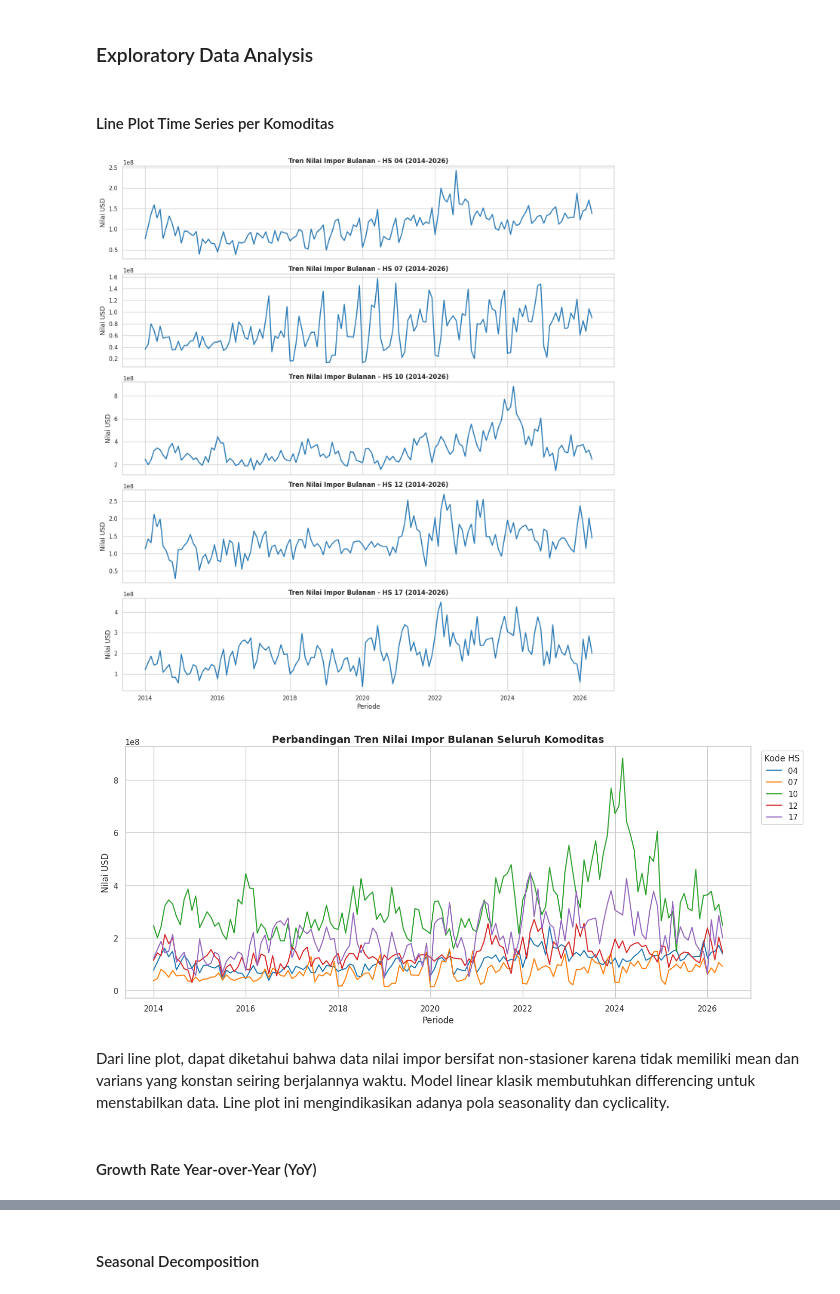
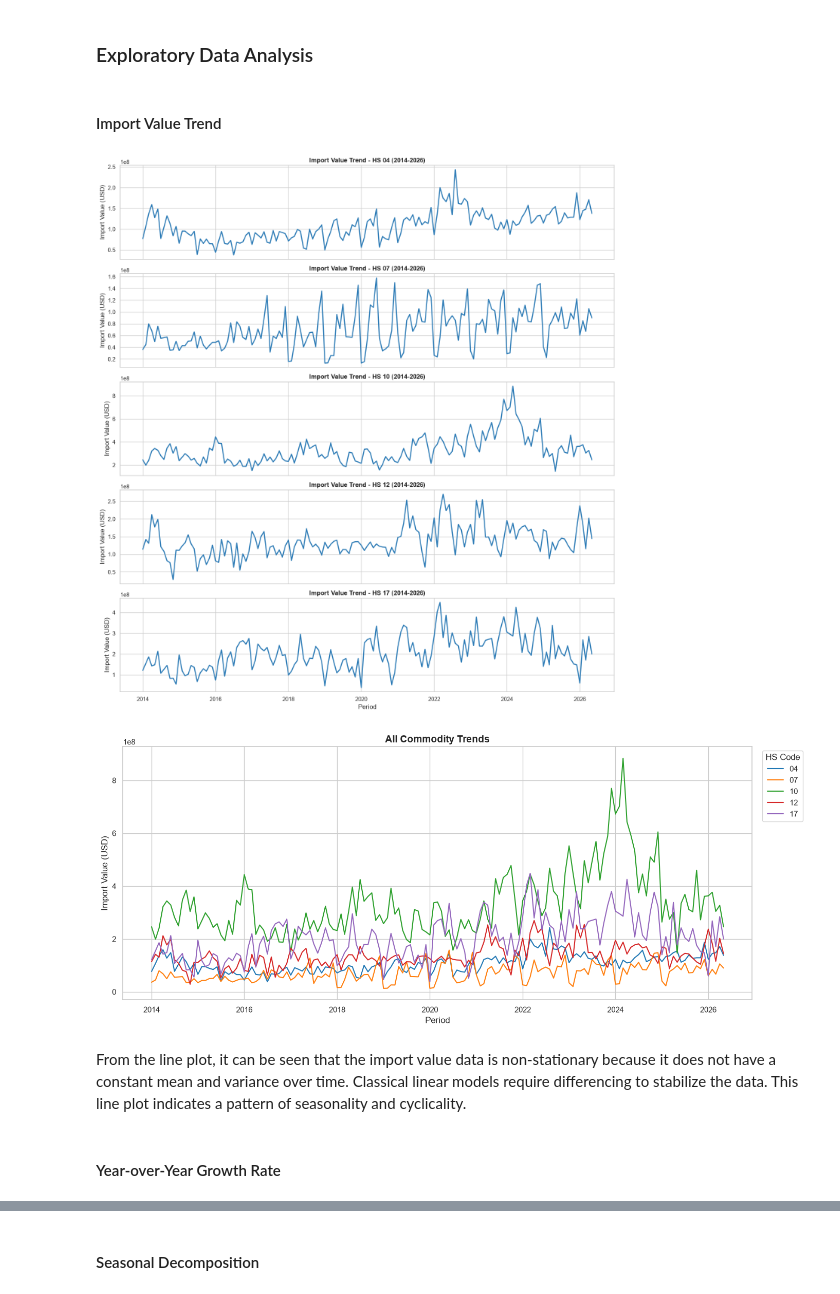
Before and after one commit to evelinn11/food-commodity-import-forecasting, a Jupyter notebook: notebooks/ImportValueAnalysis.ipynb, the cells around one changed output, grey strips where cells are left out. Saved outputs shown, nothing was run; the diff lists cells and outputs as text; code cells hidden in the pictures.

Commit message:
updating jupyter notebook and requirements

```diff
--- a/notebooks/ImportValueAnalysis.ipynb
+++ b/notebooks/ImportValueAnalysis.ipynb
@@ -115,6 +120,6 @@ df_2014_2016.head()
 | 3 | 2014-04 | 04 | 159130719.0 |
 | 4 | 2014-05 | 04 | 127602341.0 |
 # %%
-df_2017_2021 = parse_bps_file('/content/drive/MyDrive/TA/data/bps_2017_2021.xlsx')
+df_2017_2021 = parse_bps_file('https://raw.githubusercontent.com/evelinn11/food-commodity-import-forecasting/main/data/bps_2017_2021.xlsx')
 df_2017_2021.head()
 # %% [output]
@@ -125,6 +130,6 @@ df_2017_2021.head()
 | 3 | 2017-04 | 04 | 78726828.0 |
 | 4 | 2017-05 | 04 | 93870008.0 |
 # %%
-df_2022_2026 = parse_bps_file('/content/drive/MyDrive/TA/data/bps_2022_2026.xlsx')
+df_2022_2026 = parse_bps_file('https://raw.githubusercontent.com/evelinn11/food-commodity-import-forecasting/main/data/bps_2022_2026.xlsx')
 df_2022_2026.head()
 # %% [output]
@@ -250,13 +254,13 @@ df.duplicated(subset=['Periode','Kode_HS']).sum()
 # %% [output]
 np.int64(0)
 # %%
-# Cek apakah ada gap dalam periode
+# Check for missing periods for each HS code
 expected_periods = pd.date_range(start='2014-01-01', end='2026-05-01', freq='MS')
-for hs in df['Kode_HS'].unique():
-    actual_periods = set(df[df['Kode_HS'] == hs]['Periode'])
+for hs in df['HS_Code'].unique():
+    actual_periods = set(df[df['HS_Code'] == hs]['Period'])
     missing = set(expected_periods) - actual_periods
     if missing:
-        print(f"HS {hs} — bulan yang hilang: {sorted(missing)}")
+        print(f"HS {hs} — missing periods: {sorted(missing)}")
     else:
-        print(f"HS {hs} — lengkap, tidak ada gap")
+        print(f"HS {hs} — complete, no gaps")
 # %% [output]
@@ -268,13 +272,13 @@ HS 17 — lengkap, tidak ada gap
 # %%
-# Cek outlier memakai boxplot
-df['Tahun'] = df['Periode'].dt.year
-hs_list = df['Kode_HS'].unique()
+# Check outliers using boxplots
+df['Year'] = df['Period'].dt.year
+hs_list = df['HS_Code'].unique()
 fig, axes = plt.subplots(len(hs_list), 1, figsize=(14, 4*len(hs_list)))
 
 for ax, hs in zip(axes, hs_list):
-    data_hs = df[df['Kode_HS'] == hs]
-    sns.boxplot(data=data_hs, x='Tahun', y='Nilai_USD', ax=ax)
-    ax.set_title(f'Distribusi Nilai Impor per Tahun - HS {hs}')
+    data_hs = df[df['HS_Code'] == hs]
+    sns.boxplot(data=data_hs, x='Year', y='Import_Value', ax=ax)
+    ax.set_title(f'Import Value Yearly Distribution - HS {hs}')
     ax.tick_params(axis='x', rotation=45)
 
 plt.tight_layout()
@@ -284,54 +288,52 @@ plt.show()
 # %% [markdown]
 ### Exploratory Data Analysis
-# %% [markdown]
-#### Line Plot Time Series per Komoditas
+# %% [markdown]
+#### Import Value Trend
 # %%
-import matplotlib.pyplot as plt
-import seaborn as sns
-
-df = df.sort_values(by=['Kode_HS', 'Periode'])
+# Visualize the trend of import values over time for each HS code
+df = df.sort_values(by=['HS_Code', 'Period'])
 
 sns.set_theme(style="whitegrid")
-hs_list = sorted(df['Kode_HS'].unique())
+hs_list = sorted(df['HS_Code'].unique())
 
 # Individual Subplots
 # sharex=True aligns the x-axis timeline perfectly across all plots
 fig, axes = plt.subplots(len(hs_list), 1, figsize=(14, 3 * len(hs_list)), sharex=True)
 
 for ax, hs in zip(axes, hs_list):
-    data_hs = df[df['Kode_HS'] == hs]
+    data_hs = df[df['HS_Code'] == hs]
 
     # Plot the line chart for each specific HS code
-    sns.lineplot(data=data_hs, x='Periode', y='Nilai_USD', ax=ax, linewidth=2, color='#2c7bb6')
+    sns.lineplot(data=data_hs, x='Period', y='Import_Value', ax=ax, linewidth=2, color='#2c7bb6')
 
     # Formatting for professional appearance
-    ax.set_title(f'Tren Nilai Impor Bulanan - HS {hs} (2014-2026)', fontsize=12, fontweight='bold')
-    ax.set_ylabel('Nilai USD')
-    ax.set_xlabel('Periode')
+    ax.set_title(f'Import Value Trend - HS {hs} (2014-2026)', fontsize=12, fontweight='bold')
+    ax.set_ylabel('Import Value (USD)')
+    ax.set_xlabel('Period')
 
 plt.tight_layout()
 plt.show()
 # %% [output]
-[figure, old version]
+[figure, new version]
 # %%
 # Combined Overlay Plot
 plt.figure(figsize=(14, 6))
 
 # The 'hue' parameter automatically colors the lines by HS code
-sns.lineplot(data=df, x='Periode', y='Nilai_USD', hue='Kode_HS', linewidth=1.5, palette='tab10')
+sns.lineplot(data=df, x='Period', y='Import_Value', hue='HS_Code', linewidth=1.5, palette='tab10')
 
-plt.title('Perbandingan Tren Nilai Impor Bulanan Seluruh Komoditas', fontsize=14, fontweight='bold')
-plt.ylabel('Nilai USD')
-plt.xlabel('Periode')
+plt.title('All Commodity Trends', fontsize=14, fontweight='bold')
+plt.ylabel('Import Value (USD)')
+plt.xlabel('Period')
 
 # Place the legend outside the plot so it doesn't cover the data
-plt.legend(title='Kode HS', bbox_to_anchor=(1.01, 1), loc='upper left')
+plt.legend(title='HS Code', bbox_to_anchor=(1.01, 1), loc='upper left')
 plt.tight_layout()
 plt.show()
 # %% [output]
-[figure, old version]
+[figure, new version]
-# %% [markdown]
-Dari line plot, dapat diketahui bahwa data nilai impor bersifat non-stasioner karena tidak memiliki mean dan varians yang konstan seiring berjalannya waktu. Model linear klasik membutuhkan differencing untuk menstabilkan data. Line plot ini mengindikasikan adanya pola seasonality dan cyclicality.
+# %% [markdown]
+From the line plot, it can be seen that the import value data is non-stationary because it does not have a constant mean and variance over time. Classical linear models require differencing to stabilize the data. This line plot indicates a pattern of seasonality and cyclicality.
 # %% [markdown]
-#### Growth Rate Year-over-Year (YoY)
+#### Year-over-Year Growth Rate
 # %%
```
Also changed, not shown: parts of 67 cells of this notebook, 2 other files.
